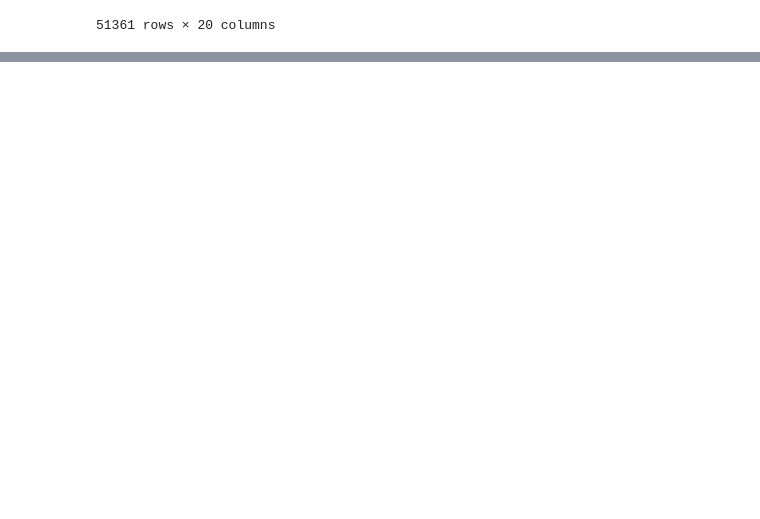
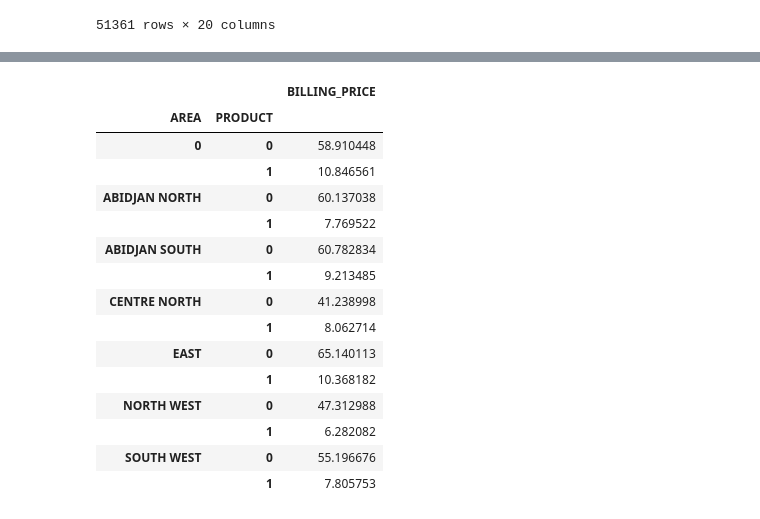
Before and after one commit to CorletteN/data-analysis, a Jupyter notebook: CORLETTE_IP3.ipynb, the cells around one changed output, grey strips where cells are left out. Cells and saved outputs as stored; diff of their text form; code cells hidden in the pictures; blank space fills up the shorter version.

```diff
--- a/CORLETTE_IP3.ipynb
+++ b/CORLETTE_IP3.ipynb
@@ -256,0 +309,21 @@ df_n
+# %%
+# Creating a povot table for the area, villes and avrage billing price
+table1 = pd.pivot_table(data=df_n,index=['AREA', 'PRODUCT'],aggfunc={'BILLING_PRICE':np.mean})
+table1
+# %% [output]
+|  |  | BILLING_PRICE |
+| AREA | PRODUCT |  |
+| 0 | 0 | 58.910448 |
+|  | 1 | 10.846561 |
+| ABIDJAN NORTH | 0 | 60.137038 |
+|  | 1 | 7.769522 |
+| ABIDJAN SOUTH | 0 | 60.782834 |
+|  | 1 | 9.213485 |
+| CENTRE NORTH | 0 | 41.238998 |
+|  | 1 | 8.062714 |
+| EAST | 0 | 65.140113 |
+|  | 1 | 10.368182 |
+| NORTH WEST | 0 | 47.312988 |
+|  | 1 | 6.282082 |
+| SOUTH WEST | 0 | 55.196676 |
+|  | 1 | 7.805753 |
```
Also changed, not shown: parts of 7 cells of this notebook.
